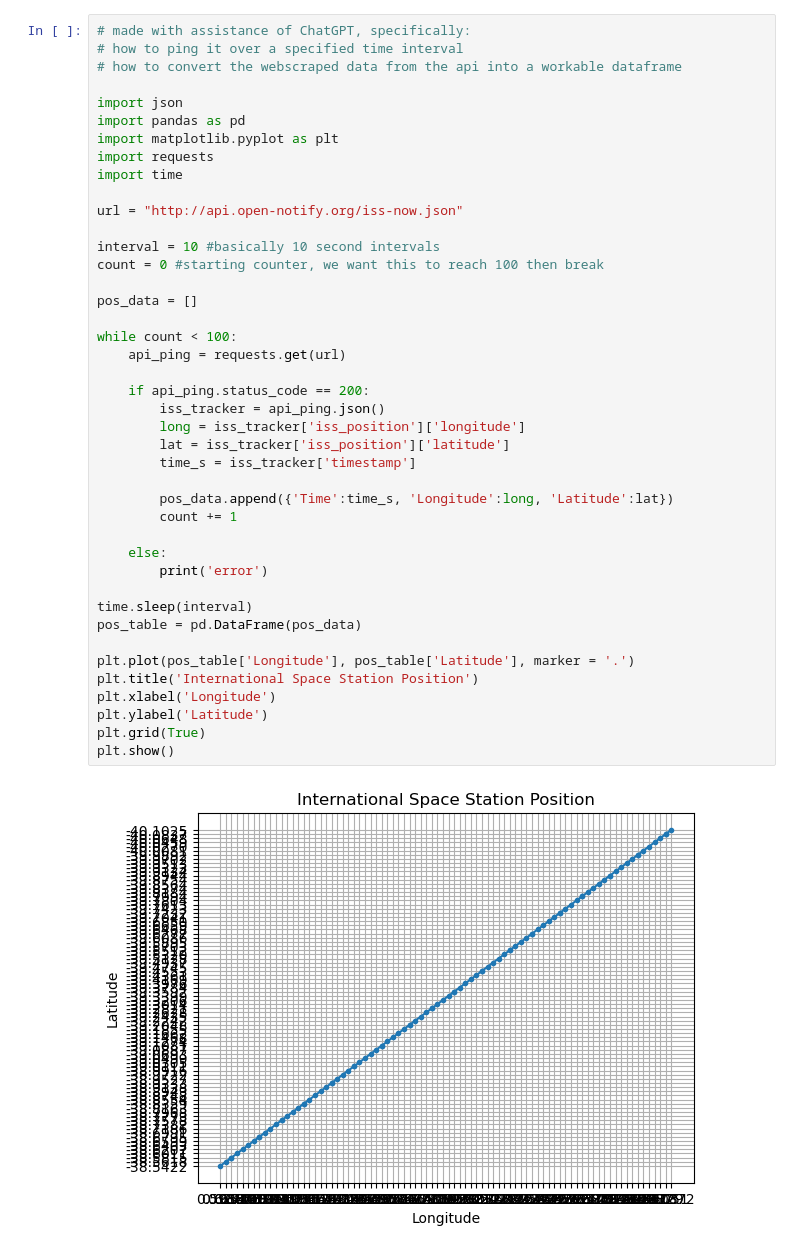
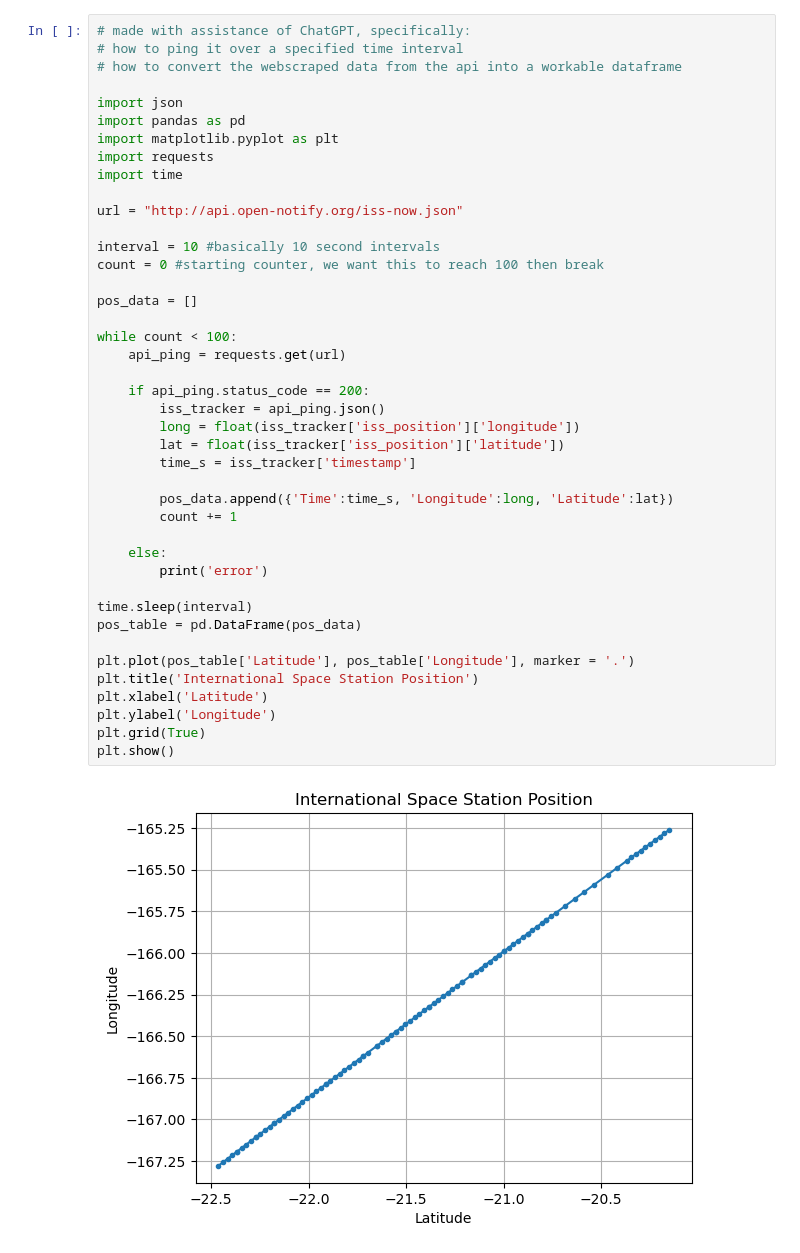
Before and after one commit to danielngo-obf/ITGMT-Homework, a Jupyter notebook: iss.ipynb, the cells around one changed output. Saved outputs shown, nothing was run; the diff lists cells and outputs as text.

```diff
--- a/iss.ipynb
+++ b/iss.ipynb
@@ -9,36 +9,36 @@ import matplotlib.pyplot as plt
 import requests
 import time
 
 url = "http://api.open-notify.org/iss-now.json"
 
 interval = 10 #basically 10 second intervals
 count = 0 #starting counter, we want this to reach 100 then break
 
 pos_data = []
 
 while count < 100:
     api_ping = requests.get(url)
 
     if api_ping.status_code == 200:
         iss_tracker = api_ping.json()
-        long = iss_tracker['iss_position']['longitude']
-        lat = iss_tracker['iss_position']['latitude']
+        long = float(iss_tracker['iss_position']['longitude'])
+        lat = float(iss_tracker['iss_position']['latitude'])
         time_s = iss_tracker['timestamp']
 
         pos_data.append({'Time':time_s, 'Longitude':long, 'Latitude':lat})
         count += 1
 
     else:
         print('error')
 
 time.sleep(interval)
 pos_table = pd.DataFrame(pos_data)
 
-plt.plot(pos_table['Longitude'], pos_table['Latitude'], marker = '.')
+plt.plot(pos_table['Latitude'], pos_table['Longitude'], marker = '.')
 plt.title('International Space Station Position')
-plt.xlabel('Longitude')
-plt.ylabel('Latitude')
+plt.xlabel('Latitude')
+plt.ylabel('Longitude')
 plt.grid(True)
 plt.show()
 # %% [output]
-[figure, old version]
+[figure, new version]
```
Also changed, not shown: 2 other files.
